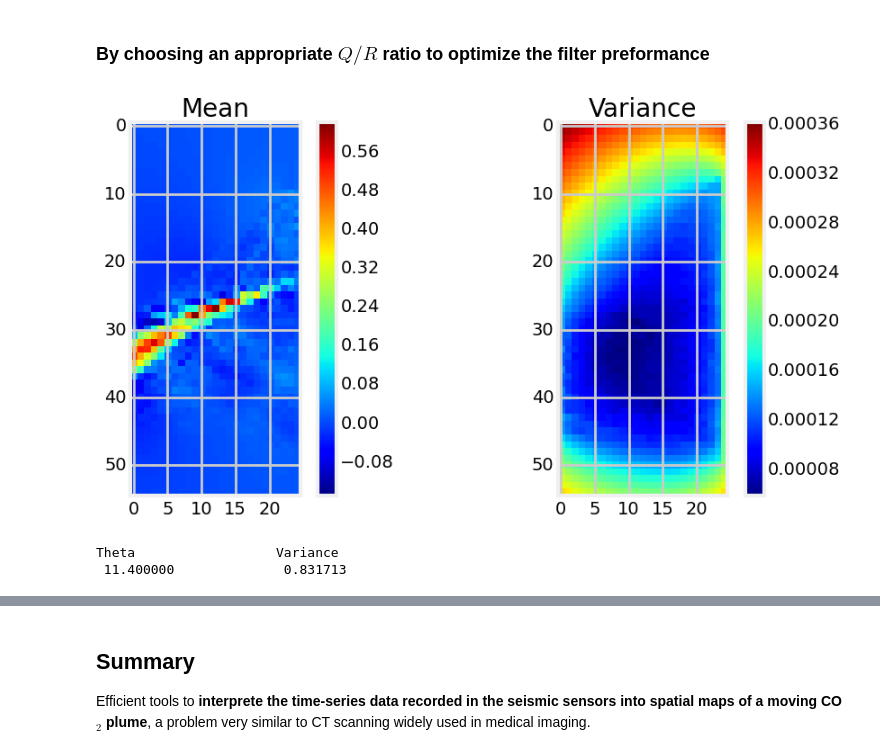
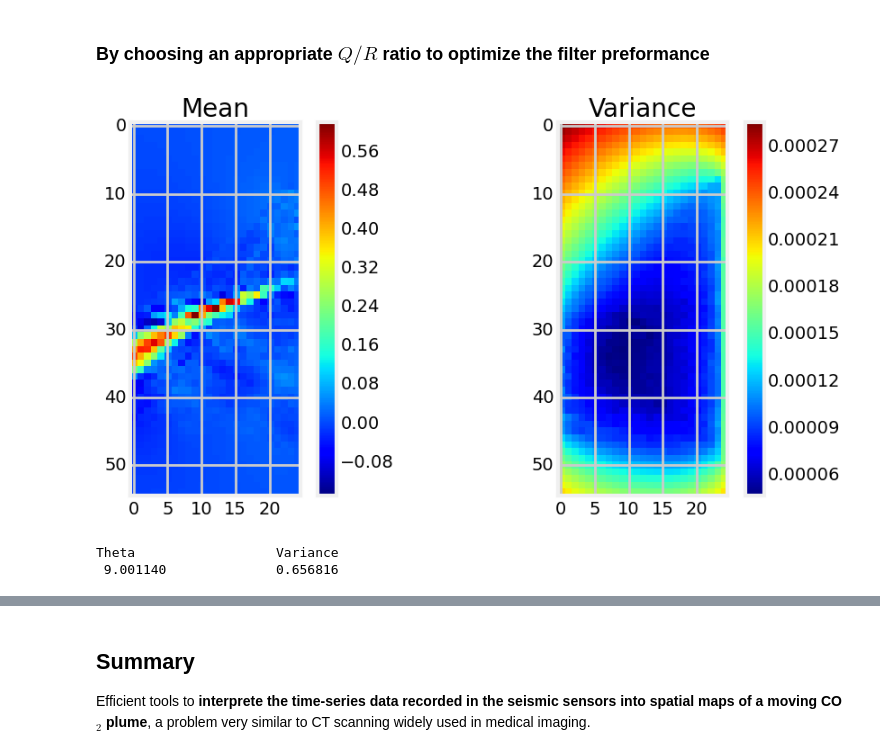
Before and after one commit to judithyueli/pyFKF, a Jupyter notebook: Demo_InsightIDX.ipynb, the cells around one changed output, grey strips where cells are left out. Saved outputs shown, nothing was run; the diff lists cells and outputs as text; code cells hidden in the pictures.

```diff
--- a/Demo_InsightIDX.ipynb
+++ b/Demo_InsightIDX.ipynb
@@ -94,25 +92,24 @@ vCO2.scale_barplot()
 # %% [markdown]
 ### By choosing an appropriate $Q/R$ ratio to optimize the filter preformance
 # %%
-# For low resolution case show KF is equivalent to HiKF
-# Running the high resolution case using HiKF
+# theta controls the trade-off between data misfit and variance in final estimates
 def plot_CO2maps(theta):
     import param
     CO2 = CO2simulation(param)
     param.theta = (theta,1e-5)
     hikf, x_kf, cov_kf = simCO2.CO2_filter(CO2, param)
     fig_setting = vco2.getImgParam(param)
     vco2.plotCO2map(x_kf,cov_kf,fig_setting)
     plt.show()
     print "Theta                  Variance"
     print " %f              %f" % (theta,np.sum(cov_kf[-1]))
 
 interact(plot_CO2maps,
-         theta = FloatSlider(value=1.14, min=1.14e-3, max=1.14e1));
+         theta = FloatSlider(value=1.14, min=1.14e-3, max=1.14e1, step=1));
 # %% [output]
-[figure, old version]
+[figure, new version]
 Theta                  Variance
- 11.400000              0.831713
+ 9.001140              0.656816
 # %% [markdown]
 <img src="./Q_R_ratio.png" alt="Drawing" style="width: 600px;"/>
 # %% [markdown]
```
Also changed, not shown: parts of 4 cells of this notebook, 12 other files.
